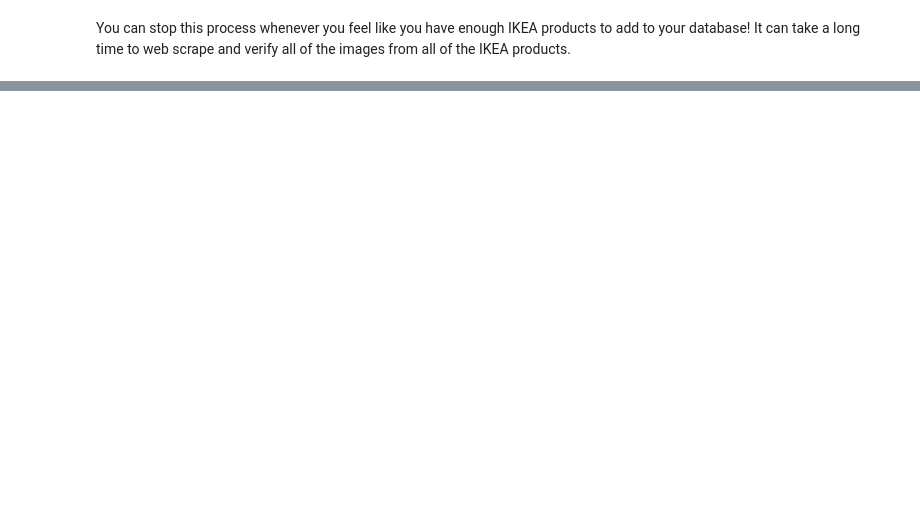
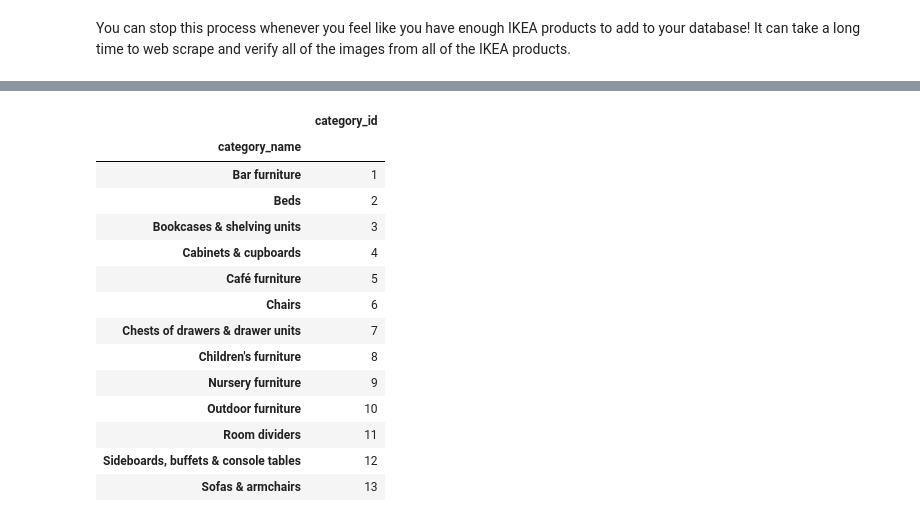
Before and after one commit to mustafaradheyyan/Revisting-Pep-I-Ikea, a Jupyter notebook: backend_products/ikea_exploration.ipynb, the cells around one changed output, grey strips where cells are left out. Saved outputs shown, nothing was run; the diff lists cells and outputs as text; code cells hidden in the pictures; blank space fills up the shorter version.

```diff
--- a/backend_products/ikea_exploration.ipynb
+++ b/backend_products/ikea_exploration.ipynb
@@ -155,0 +174,20 @@ working_ikea_dataset['category'] = working_ikea_dataset['category'].replace({'Ba
+# %%
+category_name_id_df = pd.DataFrame({"category_id": range(1, len(working_ikea_dataset["category"].unique()) + 1)}, working_ikea_dataset["category"].unique())
+category_name_id_df.index = category_name_id_df.index.rename("category_name")
+category_name_id_df
+# %% [output]
+|  | category_id |
+| category_name |  |
+| Bar furniture | 1 |
+| Beds | 2 |
+| Bookcases & shelving units | 3 |
+| Cabinets & cupboards | 4 |
+| Café furniture | 5 |
+| Chairs | 6 |
+| Chests of drawers & drawer units | 7 |
+| Children's furniture | 8 |
+| Nursery furniture | 9 |
+| Outdoor furniture | 10 |
+| Room dividers | 11 |
+| Sideboards, buffets & console tables | 12 |
+| Sofas & armchairs | 13 |
```
Also changed, not shown: parts of 21 cells of this notebook, 1 other file.
